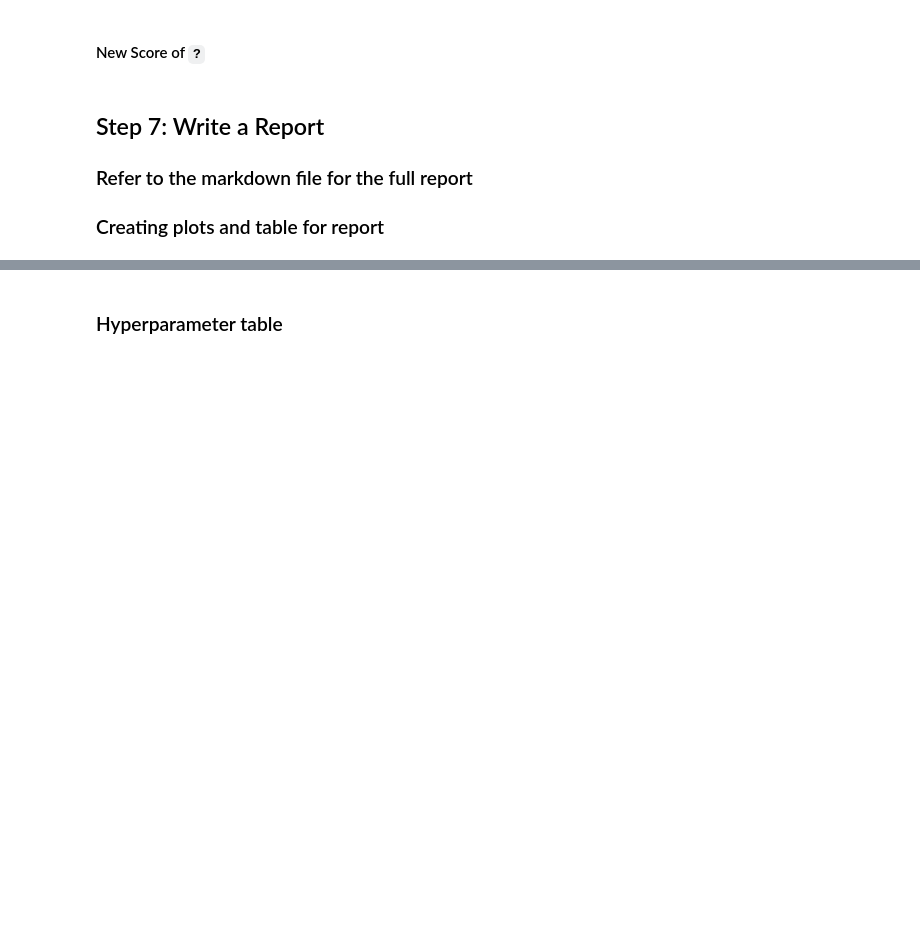
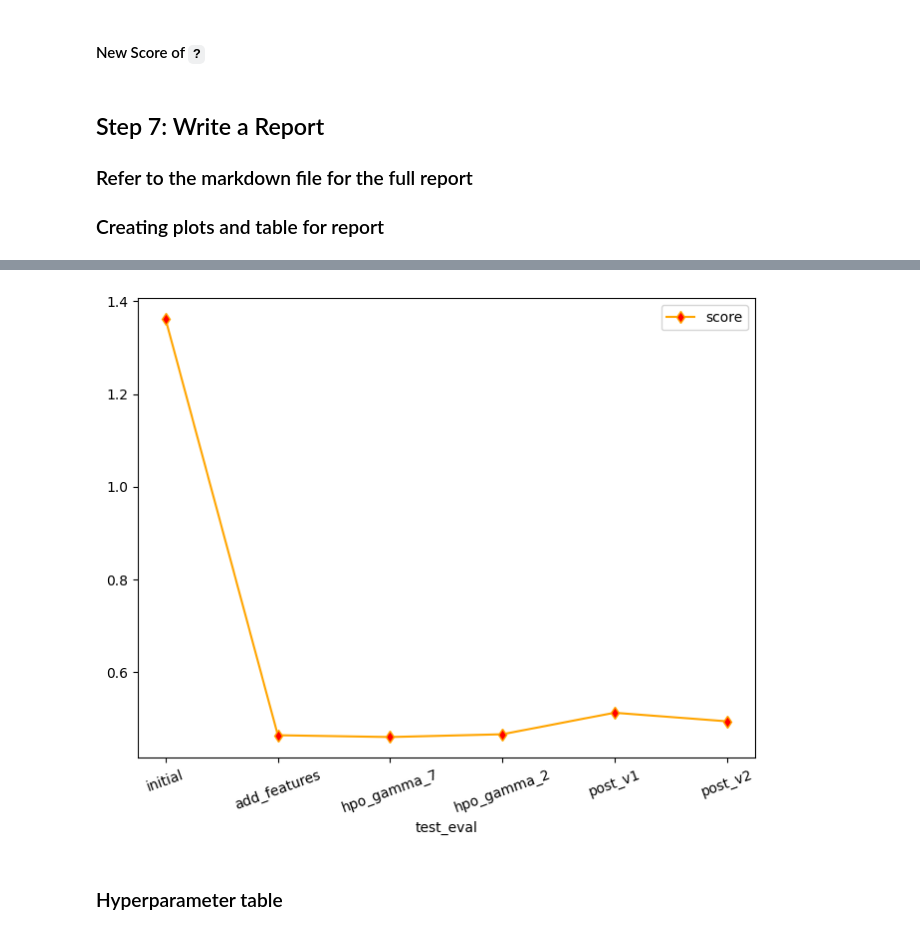
Before and after one commit to aeryskyB/awsml-project-1, a Jupyter notebook: project-template.ipynb, the cells around one changed output, grey strips where cells are left out. Cells and saved outputs as stored; diff of their text form; code cells hidden in the pictures; blank space fills up the shorter version.

```diff
--- a/project-template.ipynb
+++ b/project-template.ipynb
@@ -755,3 +744,14 @@ fig.savefig('model_test_score.png')
+# %%
+# Take the 3 kaggle scores and creating a line plot to show improvement
+fig = pd.DataFrame(
+    {
+        "test_eval": ["initial", "add_features", "hpo_gamma_7", "hpo_gamma_2", 'post_v1', 'post_v2'],
+        "score": [1.36139, 0.46386, 0.46000, 0.46592, 0.51239, 0.49388]
+    }
+).plot(x="test_eval", y="score", figsize=(8, 6), color='orange', marker='d', markerfacecolor='red', rot=20).get_figure()
+fig.savefig('model_test_score.png')
+# %% [output]
+[figure, added]
 # %% [markdown]
 ### Hyperparameter table
 # %%
```
Also changed, not shown: parts of 10 cells of this notebook, 3 other files.
